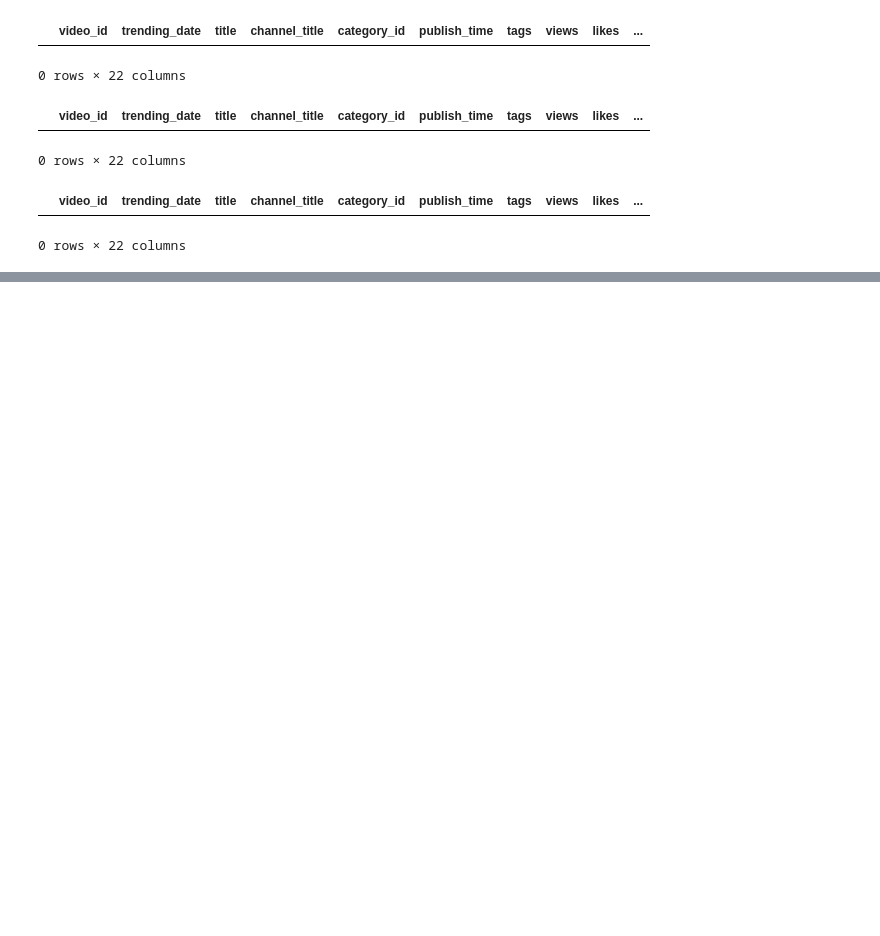
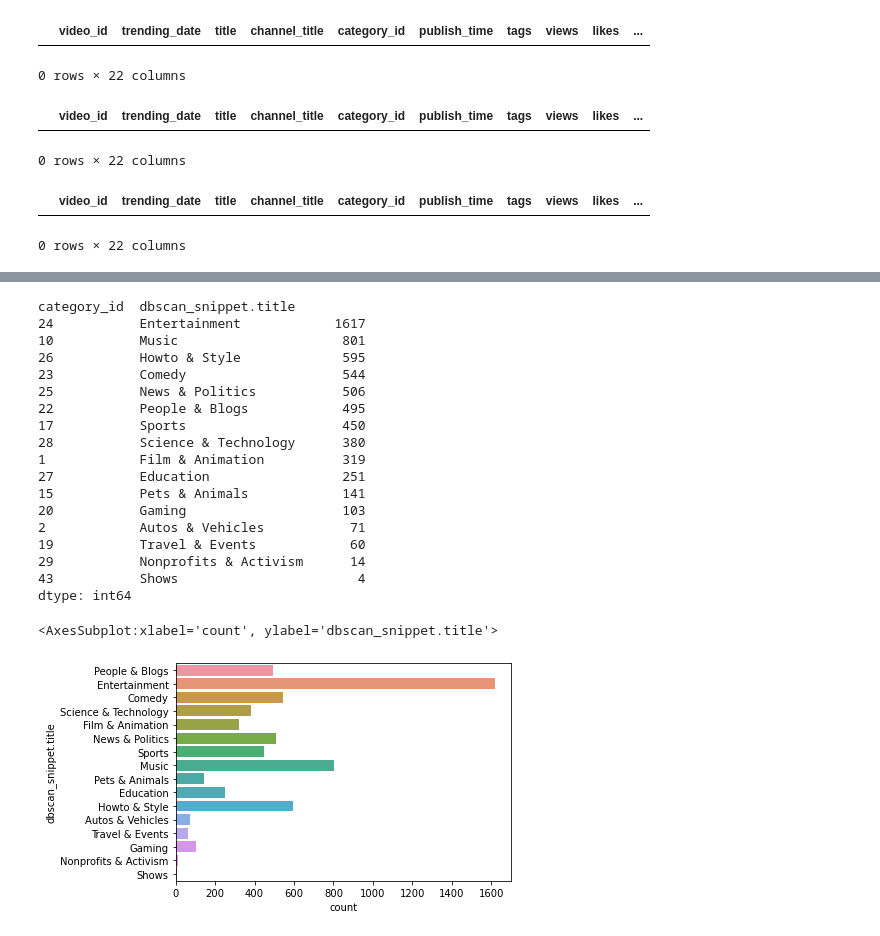
Before and after one commit to JALG99/EB-2021-1-CC51-Grupo5, a Jupyter notebook: TF.ipynb, the cells around one changed output, grey strips where cells are left out. Saved outputs shown, nothing was run; the diff lists cells and outputs as text; code cells hidden in the pictures; blank space fills up the shorter version.

```diff
--- a/TF.ipynb
+++ b/TF.ipynb
@@ -333,0 +397,3 @@ newUSVideos[newUSVideos['comment_count'] < 0]
+# %%
+conteo = newUSVideos['video_id'].value_counts().rename_axis('video_id').to_frame('counts')
+conteo
@@ -333,0 +415,4 @@ newUSVideos[newUSVideos['comment_count'] < 0]
+# %%
+groupUSVideos = newUSVideos
+groupUSVideos = groupUSVideos.drop_duplicates(subset='video_id', keep="last")
+groupUSVideos
@@ -333,0 +433,3 @@ newUSVideos[newUSVideos['comment_count'] < 0]
+# %%
+groupUSVideos = groupUSVideos.merge(conteo, how='inner', on='video_id')
+groupUSVideos
@@ -333,0 +476,24 @@ newUSVideos[newUSVideos['comment_count'] < 0]
+# %%
+print(groupUSVideos[['category_id','dbscan_snippet.title']].value_counts())
+sns.countplot(y='dbscan_snippet.title',data=groupUSVideos)
+# %% [output]
+category_id  dbscan_snippet.title
+24           Entertainment            1617
+10           Music                     801
+26           Howto & Style             595
+23           Comedy                    544
+25           News & Politics           506
+22           People & Blogs            495
+17           Sports                    450
+28           Science & Technology      380
+1            Film & Animation          319
+27           Education                 251
+15           Pets & Animals            141
+20           Gaming                    103
+2            Autos & Vehicles           71
+19           Travel & Events            60
+29           Nonprofits & Activism      14
+43           Shows                       4
+dtype: int64
+<AxesSubplot:xlabel='count', ylabel='dbscan_snippet.title'>
+[figure, added]
```
Also changed, not shown: parts of 26 cells of this notebook.
